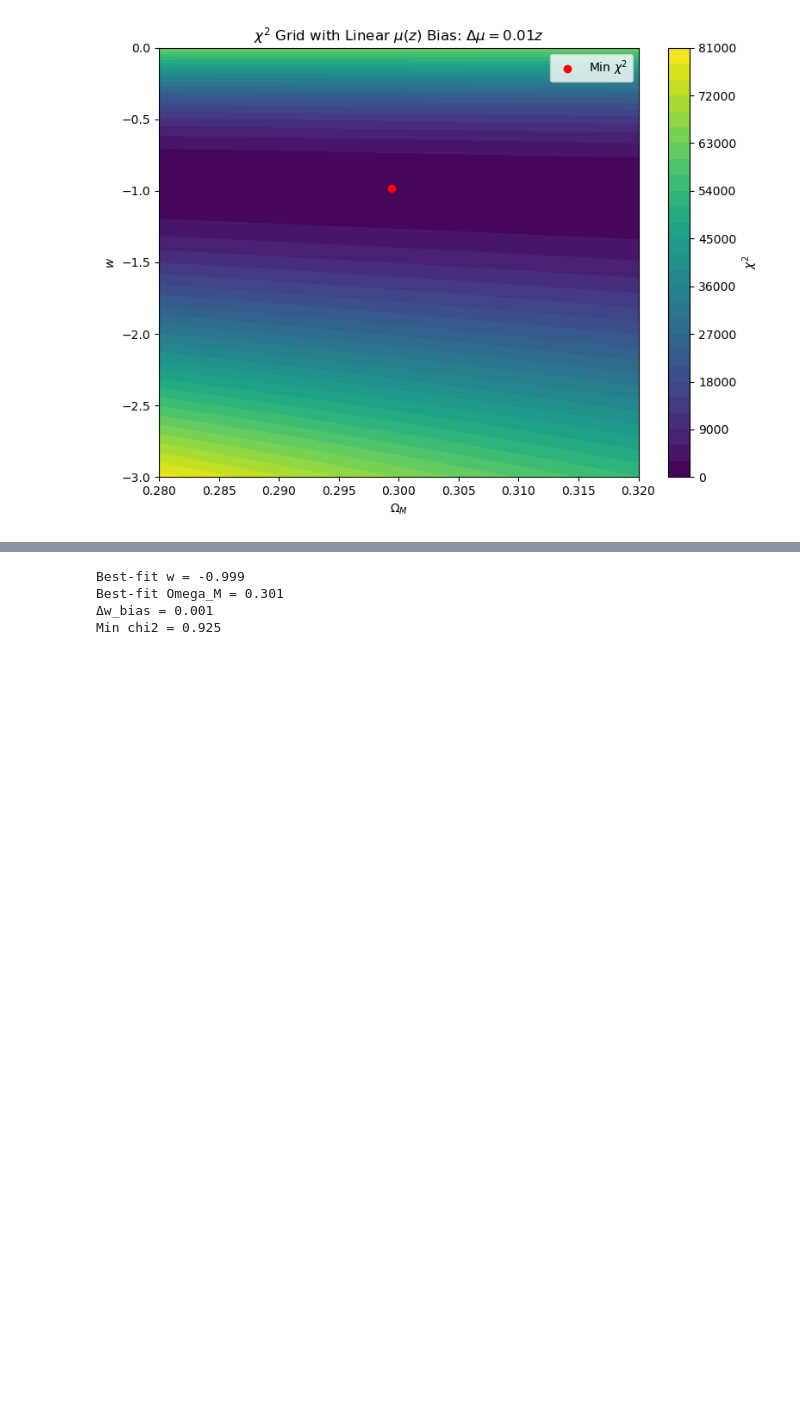
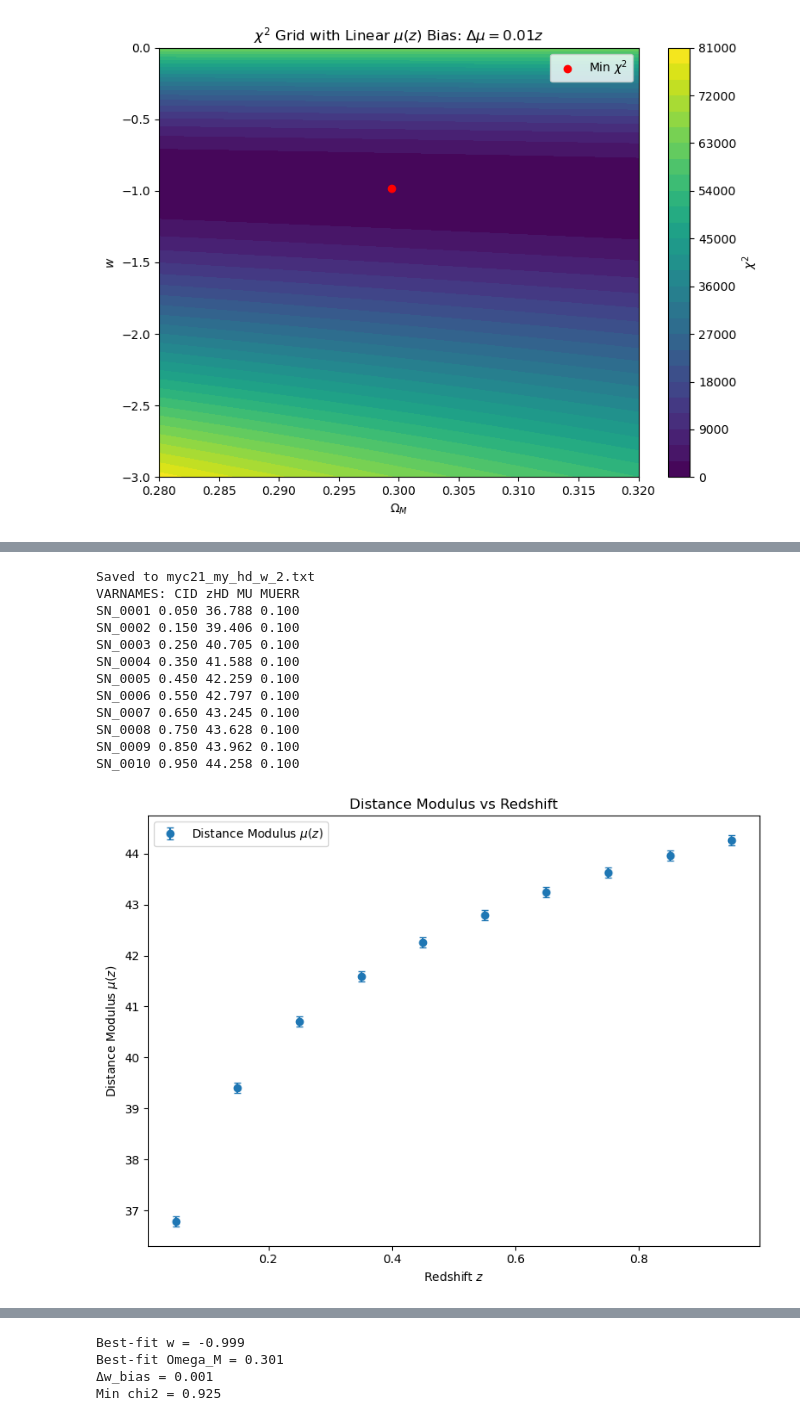
Before and after one commit to chernya4/SNANA_tutorial, a Jupyter notebook: Problem 4.ipynb, the cells around one changed output, grey strips where cells are left out. Saved outputs shown, nothing was run; the diff lists cells and outputs as text; code cells hidden in the pictures; blank space fills up the shorter version.

```diff
--- a/Problem 4.ipynb
+++ b/Problem 4.ipynb
@@ -510,0 +451,51 @@ plt.show()
+# %%
+import numpy as np
+from astropy.cosmology import FlatwCDM
+import matplotlib.pyplot as plt
+
+# Redshifts
+z_vals = np.array([0.05, 0.15, 0.25, 0.35, 0.45, 0.55, 0.65, 0.75, 0.85, 0.95])
+
+# Distance modulus using FlatwCDM cosmology
+cosmo = FlatwCDM(H0=70, Om0=0.3, w0=-2.0)
+mu_vals = cosmo.distmod(z_vals).value
+
+# Constant uncertainty
+sigma_mu = 0.1 * np.ones_like(mu_vals)
+
+# Write to SNANA-compliant file with row keys
+with open("myc21_my_hd_w_2.txt", "w") as f:
+    f.write("VARNAMES: CID zHD MU MUERR\n")
+    for i, (z, mu, sig) in enumerate(zip(z_vals, mu_vals, sigma_mu)):
+        cid = f"SN_{i+1:04d}"  # SN_0001, SN_0002, ...
+        f.write(f"{cid} {z:.3f} {mu:.3f} {sig:.3f}\n")
+
+print("Saved to myc21_my_hd_w_2.txt")
+
+# Print file content
+with open("myc21_my_hd_w_2.txt", "r") as f:
+    print(f.read())
+
+# Plot the distance modulus values for verification
+plt.figure(figsize=(8, 6))
+plt.errorbar(z_vals, mu_vals, yerr=sigma_mu, fmt='o', label='Distance Modulus $\mu(z)$', capsize=3)
+plt.xlabel('Redshift $z$')
+plt.ylabel('Distance Modulus $\mu(z)$')
+plt.title('Distance Modulus vs Redshift')
+plt.legend()
+plt.tight_layout()
+plt.show()
+# %% [output]
+Saved to myc21_my_hd_w_2.txt
+VARNAMES: CID zHD MU MUERR
+SN_0001 0.050 36.788 0.100
+SN_0002 0.150 39.406 0.100
+SN_0003 0.250 40.705 0.100
+SN_0004 0.350 41.588 0.100
+SN_0005 0.450 42.259 0.100
+SN_0006 0.550 42.797 0.100
+SN_0007 0.650 43.245 0.100
+SN_0008 0.750 43.628 0.100
+SN_0009 0.850 43.962 0.100
+SN_0010 0.950 44.258 0.100
+[figure, added]
```
Also changed, not shown: parts of 8 cells of this notebook, 6 other files.
